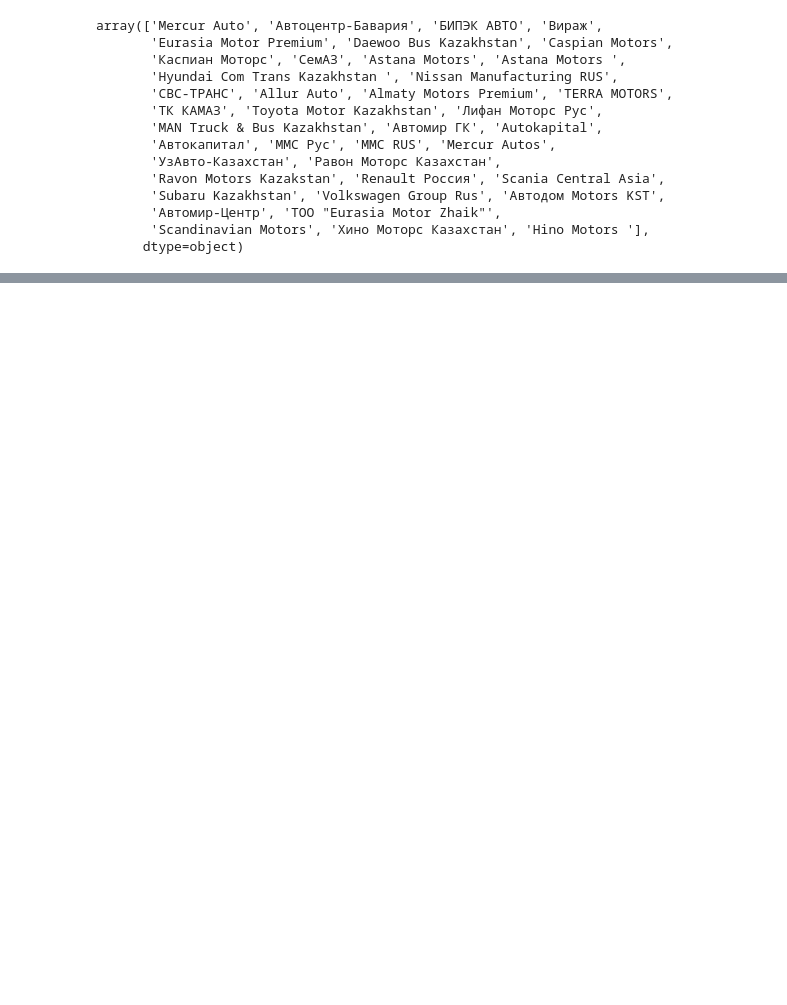
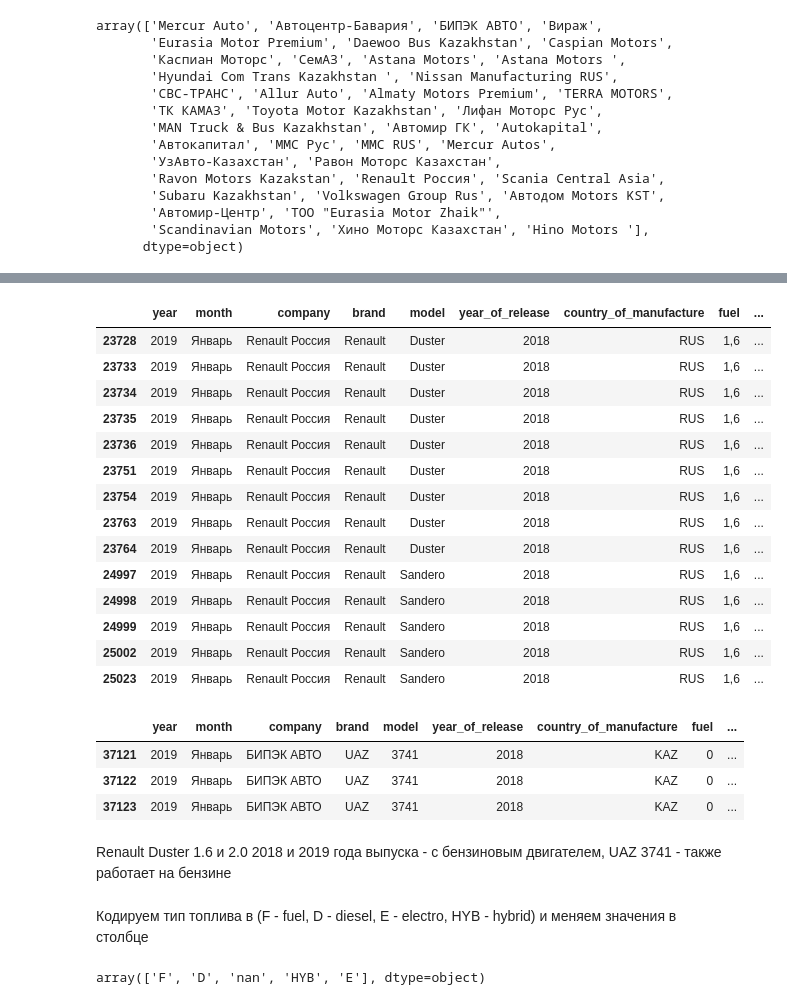
Before and after one commit to analyst-plv/car-sales, a Jupyter notebook: Авторынок.ipynb, the cells around one changed output, grey strips where cells are left out. Cells and saved outputs as stored; diff of their text form; code cells hidden in the pictures; blank space fills up the shorter version.

```diff
--- a/Авторынок.ipynb
+++ b/Авторынок.ipynb
@@ -169,0 +328,29 @@ df['country'] = df['country'].replace({
+# %%
+df[df['fuel']=='1,6']
+# %% [output]
+|  | year | month | company | brand | model | year_of_release | country_of_manufacture | fuel | ... |
+| 23728 | 2019 | Январь | Renault Россия | Renault | Duster | 2018 | RUS | 1,6 | ... |
+| 23733 | 2019 | Январь | Renault Россия | Renault | Duster | 2018 | RUS | 1,6 | ... |
+| 23734 | 2019 | Январь | Renault Россия | Renault | Duster | 2018 | RUS | 1,6 | ... |
+| 23735 | 2019 | Январь | Renault Россия | Renault | Duster | 2018 | RUS | 1,6 | ... |
+| 23736 | 2019 | Январь | Renault Россия | Renault | Duster | 2018 | RUS | 1,6 | ... |
+| 23751 | 2019 | Январь | Renault Россия | Renault | Duster | 2018 | RUS | 1,6 | ... |
+| 23754 | 2019 | Январь | Renault Россия | Renault | Duster | 2018 | RUS | 1,6 | ... |
+| 23763 | 2019 | Январь | Renault Россия | Renault | Duster | 2018 | RUS | 1,6 | ... |
+| 23764 | 2019 | Январь | Renault Россия | Renault | Duster | 2018 | RUS | 1,6 | ... |
+| 24997 | 2019 | Январь | Renault Россия | Renault | Sandero | 2018 | RUS | 1,6 | ... |
+| 24998 | 2019 | Январь | Renault Россия | Renault | Sandero | 2018 | RUS | 1,6 | ... |
+| 24999 | 2019 | Январь | Renault Россия | Renault | Sandero | 2018 | RUS | 1,6 | ... |
+| 25002 | 2019 | Январь | Renault Россия | Renault | Sandero | 2018 | RUS | 1,6 | ... |
+| 25023 | 2019 | Январь | Renault Россия | Renault | Sandero | 2018 | RUS | 1,6 | ... |
+# %%
+df[df['fuel']=='0']
+# %% [output]
+|  | year | month | company | brand | model | year_of_release | country_of_manufacture | fuel | ... |
+| 37121 | 2019 | Январь | БИПЭК АВТО | UAZ | 3741 | 2018 | KAZ | 0 | ... |
+| 37122 | 2019 | Январь | БИПЭК АВТО | UAZ | 3741 | 2018 | KAZ | 0 | ... |
+| 37123 | 2019 | Январь | БИПЭК АВТО | UAZ | 3741 | 2018 | KAZ | 0 | ... |
+# %% [markdown]
+Renault Duster 1.6 и 2.0 2018 и 2019 года выпуска - с бензиновым двигателем, UAZ 3741 - также работает на бензине
+# %% [markdown]
+Кодируем тип топлива в (F - fuel, D - diesel, E - electro, HYB - hybrid) и меняем значения в столбце
@@ -172,0 +364,4 @@ df['country'] = df['country'].replace('nan', 'неизвестно')
+# %%
+df['fuel'].unique()
+# %% [output]
+array(['F', 'D', 'nan', 'HYB', 'E'], dtype=object)
```
Also changed, not shown: parts of 37 cells of this notebook.
